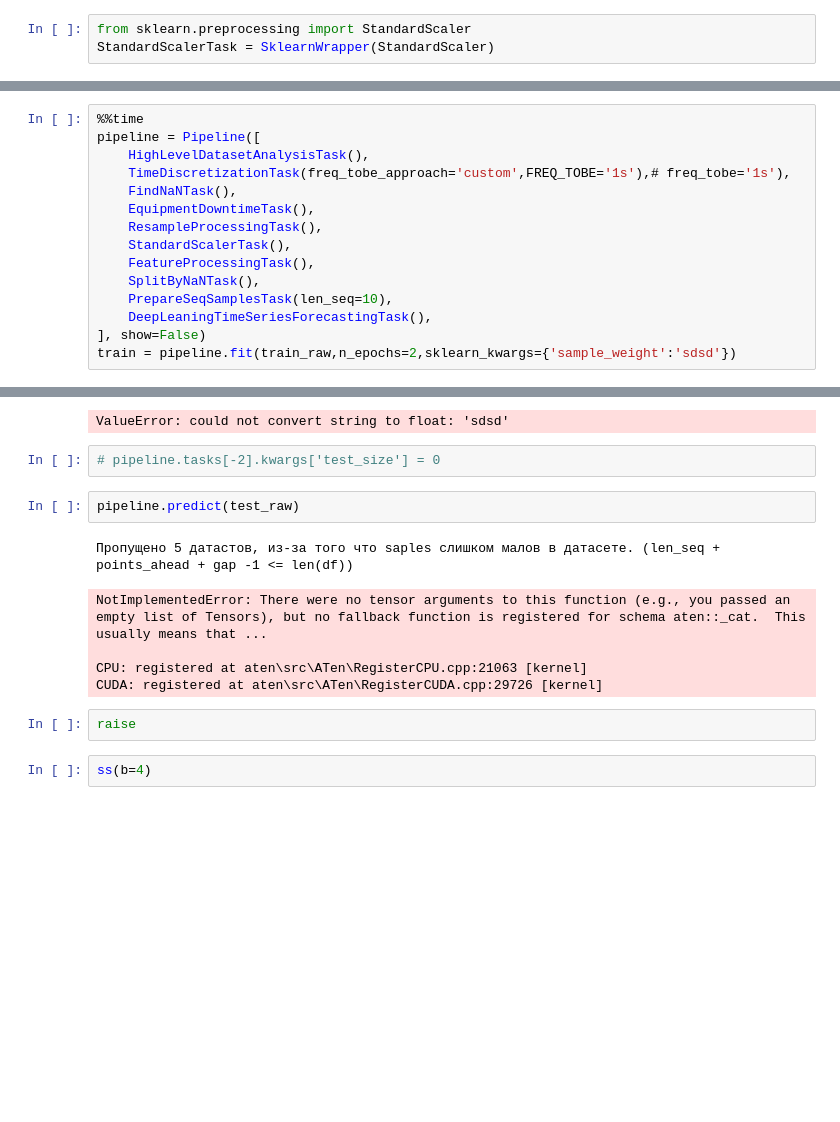
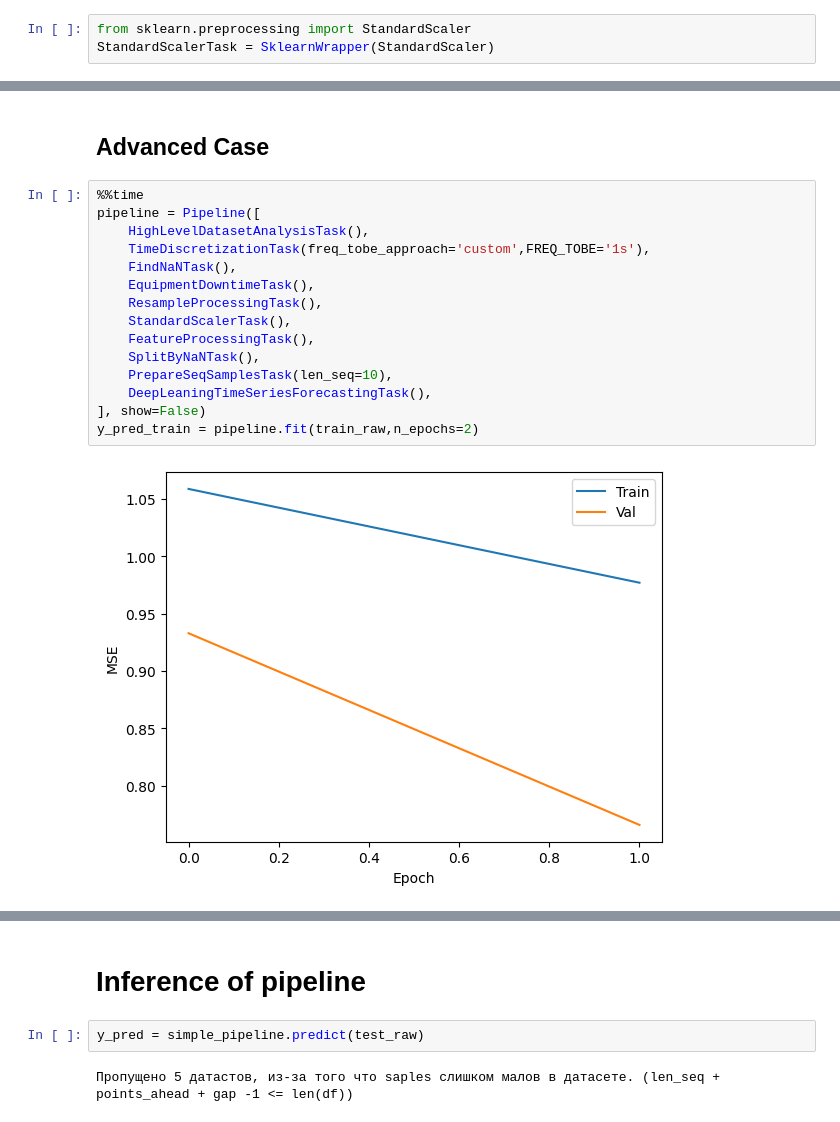
Before and after one commit to waico/tsad, a Jupyter notebook: docs/waico_jups/forecasting-time-series.ipynb, the cells around one changed output, grey strips where cells are left out. Cells and saved outputs as stored; diff of their text form; blank space fills up the shorter version.

```diff
--- a/docs/waico_jups/forecasting-time-series.ipynb
+++ b/docs/waico_jups/forecasting-time-series.ipynb
@@ -76,16 +81,19 @@ NameError: name 'newsong' is not defined
+# %% [markdown]
+## Advanced Case
 # %%
 %%time
 pipeline = Pipeline([
     HighLevelDatasetAnalysisTask(),
-    TimeDiscretizationTask(freq_tobe_approach='custom',FREQ_TOBE='1s'),# freq_tobe='1s'),
+    TimeDiscretizationTask(freq_tobe_approach='custom',FREQ_TOBE='1s'),
     FindNaNTask(),
     EquipmentDowntimeTask(),
     ResampleProcessingTask(),
     StandardScalerTask(),
     FeatureProcessingTask(),
     SplitByNaNTask(),
     PrepareSeqSamplesTask(len_seq=10),
     DeepLeaningTimeSeriesForecastingTask(),
 ], show=False)
-train = pipeline.fit(train_raw,n_epochs=2,sklearn_kwargs={'sample_weight':'sdsd'})
+y_pred_train = pipeline.fit(train_raw,n_epochs=2)
 # %% [output]
+[figure, added]
@@ -95,15 +113,6 @@ None
-ValueError: could not convert string to float: 'sdsd'
-# %%
-# pipeline.tasks[-2].kwargs['test_size'] = 0
+# %% [markdown]
+# Inference of pipeline
 # %%
-pipeline.predict(test_raw)
+y_pred = simple_pipeline.predict(test_raw)
 # %% [output]
 Пропущено 5 датастов, из-за того что saples слишком малов в датасете. (len_seq + points_ahead + gap -1 <= len(df))
-NotImplementedError: There were no tensor arguments to this function (e.g., you passed an empty list of Tensors), but no fallback function is registered for schema aten::_cat.  This usually means that ...
-
-CPU: registered at aten\src\ATen\RegisterCPU.cpp:21063 [kernel]
-CUDA: registered at aten\src\ATen\RegisterCUDA.cpp:29726 [kernel]
-# %%
-raise
-# %%
-ss(b=4)
```
Also changed, not shown: parts of 21 cells of this notebook, 4 other files.
